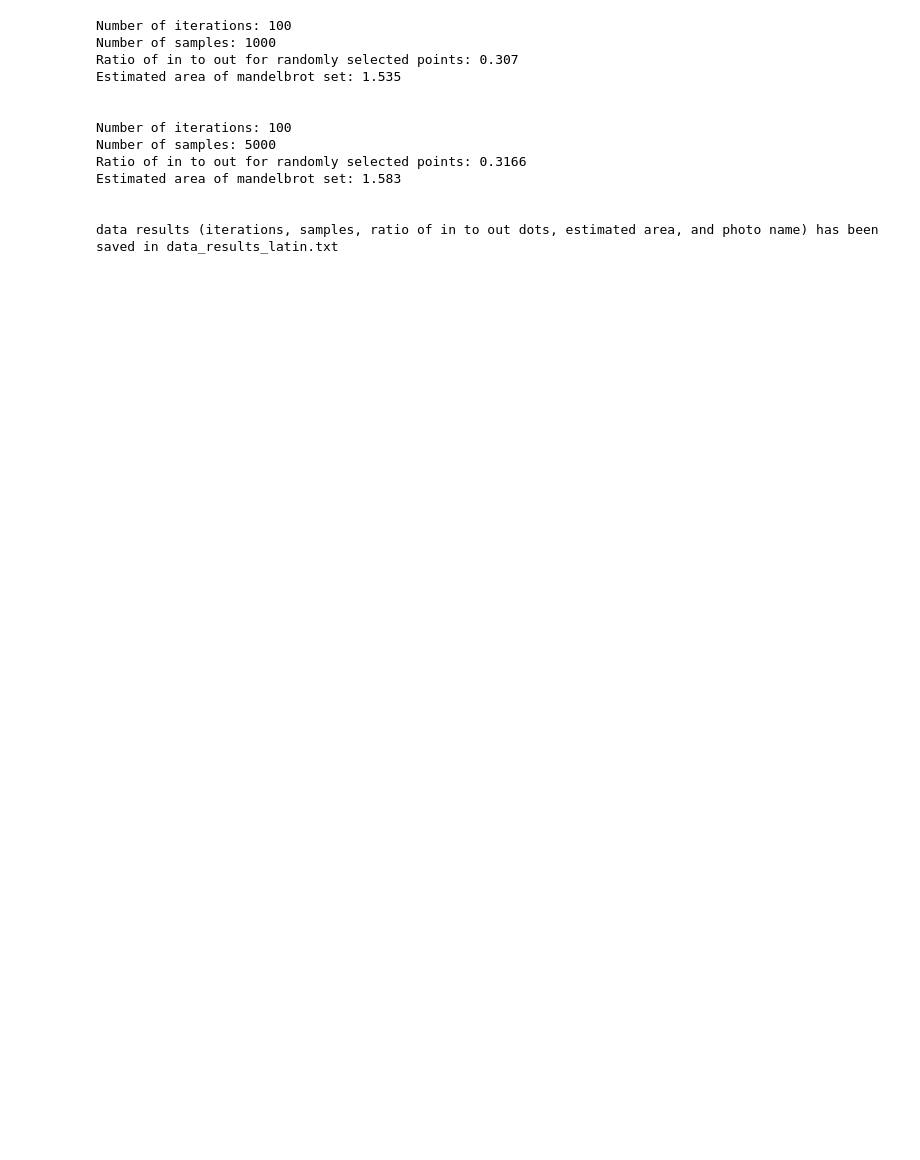
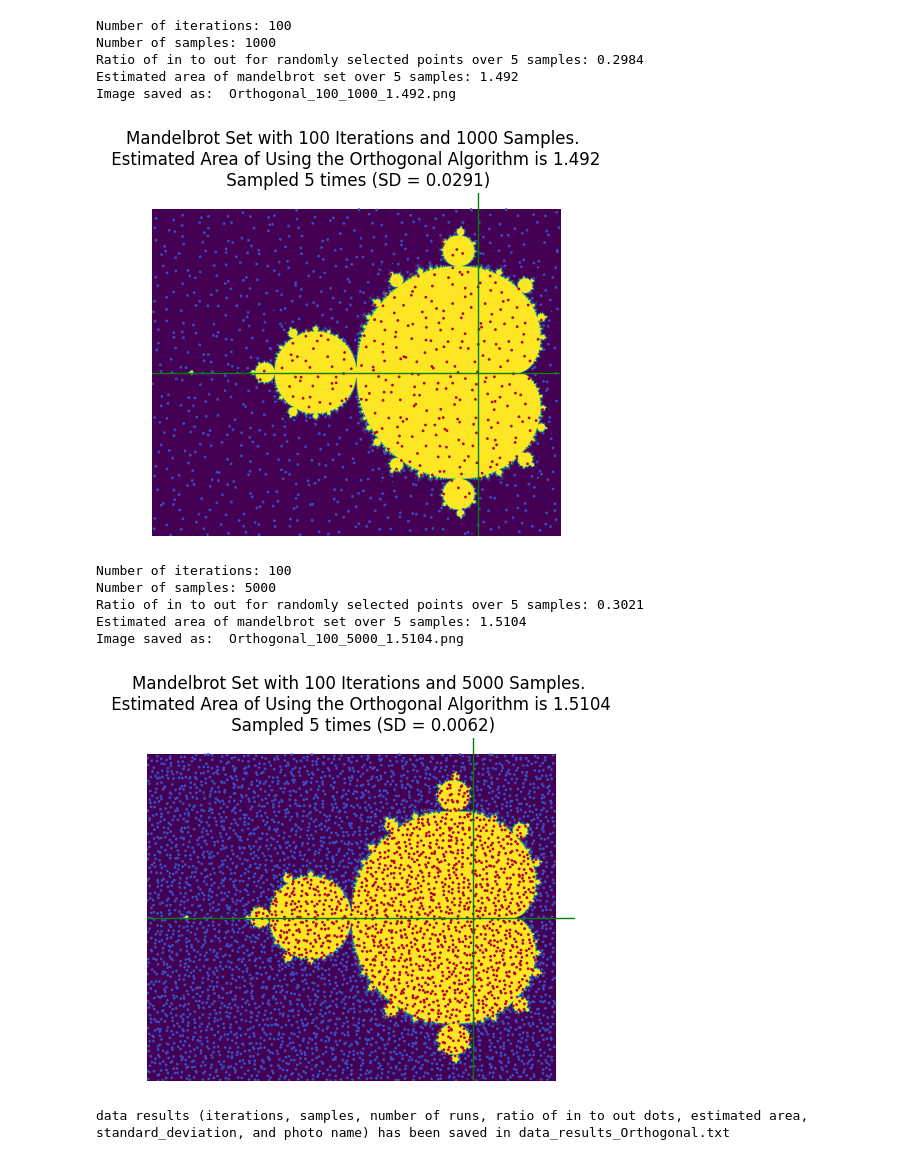
Before and after one commit to BiggusVickus/Stochastic_Simulation, a Jupyter notebook: Assignment 1/ass1.ipynb, the cells around one changed output. Cells and saved outputs as stored; diff of their text form; code cells hidden in the pictures; blank space fills up the shorter version.

Commit message:
Added the orthogonal sampling

```diff
--- a/Assignment 1/ass1.ipynb
+++ b/Assignment 1/ass1.ipynb
@@ -290,18 +338,18 @@ def run_simulation(numberiterations, numbersamples, numberruns, typeof, xmin=-2,
 # %%
 number_iterations = [100] #, 200, 300, 400, 500]
 number_samples = [1000, 5000] #, 2000, 3000, 4000, 5000]
-run_simulation(number_iterations, number_samples, 5, "Latin", printimage = True, saveimage = True)
+run_simulation(number_iterations, number_samples, 5, "Orthogonal", printimage = True, saveimage = True)
 # %% [output]
 Number of iterations: 100
 Number of samples: 1000
-Ratio of in to out for randomly selected points: 0.307
-Estimated area of mandelbrot set: 1.535
-
-
-Number of iterations: 100
-Number of samples: 5000
-Ratio of in to out for randomly selected points: 0.3166
-Estimated area of mandelbrot set: 1.583
-
-
-data results (iterations, samples, ratio of in to out dots, estimated area, and photo name) has been saved in data_results_latin.txt
+Ratio of in to out for randomly selected points over 5 samples: 0.2984
+Estimated area of mandelbrot set over 5 samples: 1.492
+Image saved as:  Orthogonal_100_1000_1.492.png
+[figure, added]
+Number of iterations: 100
+Number of samples: 5000
+Ratio of in to out for randomly selected points over 5 samples: 0.3021
+Estimated area of mandelbrot set over 5 samples: 1.5104
+Image saved as:  Orthogonal_100_5000_1.5104.png
+[figure, added]
+data results (iterations, samples, number of runs, ratio of in to out dots, estimated area, standard_deviation, and photo name) has been saved in data_results_Orthogonal.txt
```
Also changed, not shown: parts of 1 cell of this notebook.
